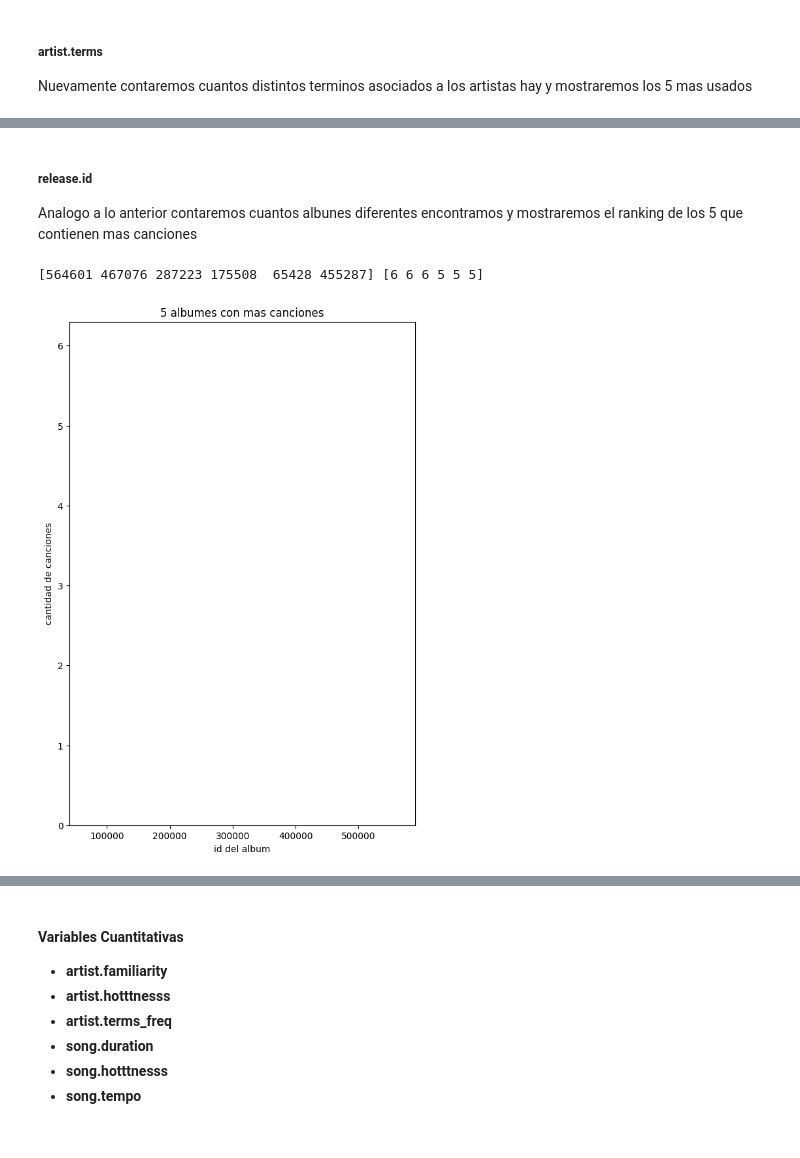
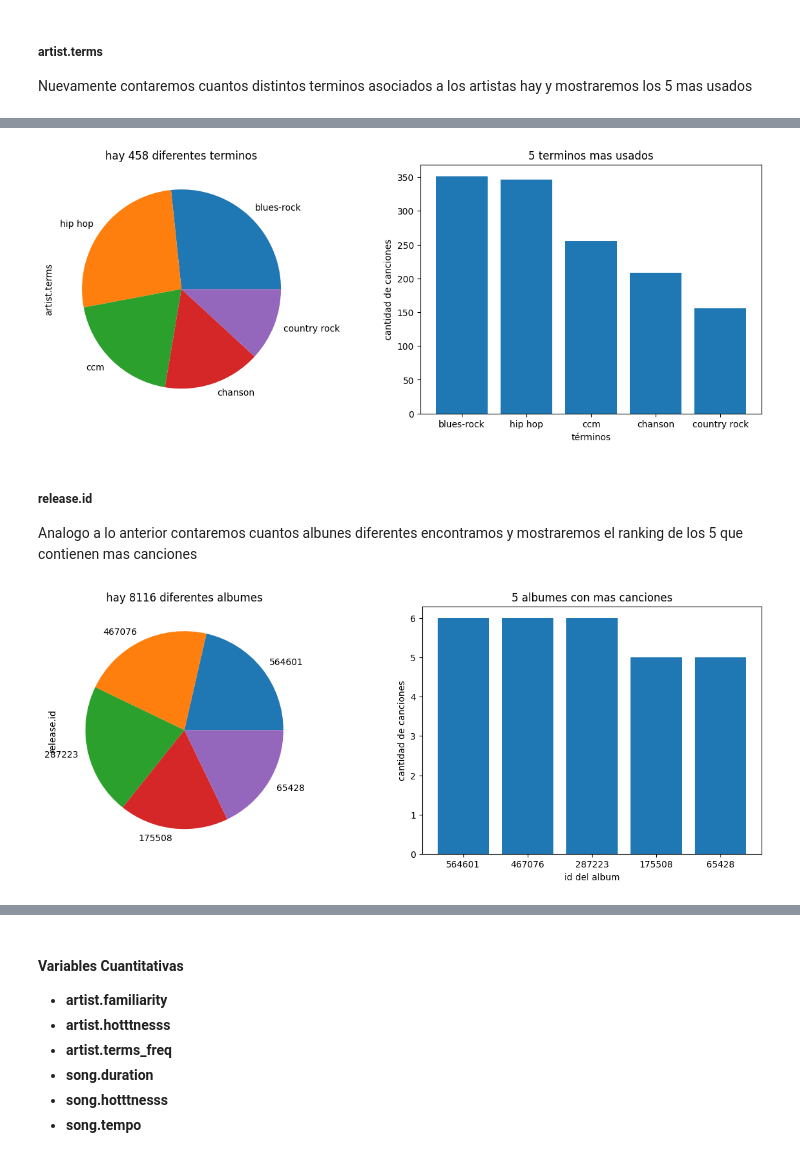
Before and after one commit to cristiandevar/PythonML, a Jupyter notebook: TPFinal/TPFINAL.ipynb, the cells around one changed output, grey strips where cells are left out. Saved outputs shown, nothing was run; the diff lists cells and outputs as text; code cells hidden in the pictures.

```diff
--- a/TPFinal/TPFINAL.ipynb
+++ b/TPFinal/TPFINAL.ipynb
@@ -338,35 +345,51 @@ plt.show()
+# %%
+grupo = d_musica.groupby('artist.terms')['artist.terms']
+cantidad = len(grupo.count())
+
+# Aumentamos el tamaño de la imagen
+plt.figure(figsize=(15,5))
+
+# preparamos los subplots y graficamos primero el pie y luego el bar
+plt.subplot(1,2,1)
+plt.title(f'hay {cantidad} diferentes terminos')
+grupo.count().sort_values(axis=0, inplace=False, ascending=False)[:5].plot.pie()
+
+x = grupo.count().sort_values(axis=0, inplace=False, ascending=False)[:5].index.values.astype(str)
+y = grupo.count().sort_values(axis=0, inplace=False, ascending=False)[:5].values
+
+plt.subplot(1,2,2)
+plt.bar(x,y)
+plt.title('5 terminos mas usados')
+plt.xlabel('términos')
+plt.ylabel('cantidad de canciones')
+plt.show()
+# %% [output]
+[figure, added]
 # %% [markdown]
 ##### release.id
 Analogo a lo anterior contaremos cuantos albunes diferentes encontramos y mostraremos el ranking de los 5 que contienen mas canciones
-# %%
-x = grupo.count().sort_values(axis=0, inplace=False, ascending=False)[:6].index
-y = grupo.count().sort_values(axis=0, inplace=False, ascending=False)[:6].values
-
-print(x.values,y)
-# %% [output]
-[564601 467076 287223 175508  65428 455287] [6 6 6 5 5 5]
 # %%
 grupo = d_musica.groupby('release.id')['release.id']
 cantidad = len(grupo.count())
 
-plt.figure(figsize=(15,10))
+# Aumentamos el tamaño de la imagen
+plt.figure(figsize=(15,5))
 
+# preparamos los subplots y graficamos primero el pie y luego el bar
 plt.subplot(1,2,1)
 plt.title(f'hay {cantidad} diferentes albumes')
-grupo.count().sort_values(axis=0, inplace=False, ascending=False)[:6].plot.pie()
+grupo.count().sort_values(axis=0, inplace=False, ascending=False)[:5].plot.pie()
 
-x = grupo.count().sort_values(axis=0, inplace=False, ascending=False)[:6].index.values
-y = grupo.count().sort_values(axis=0, inplace=False, ascending=False)[:6].values
+x = grupo.count().sort_values(axis=0, inplace=False, ascending=False)[:5].index.values.astype(str)
+y = grupo.count().sort_values(axis=0, inplace=False, ascending=False)[:5].values
 
-x = [564601, 467076, 287223, 175508, 65428, 455287]
-y = [6, 6, 6, 5, 5, 5]
 plt.subplot(1,2,2)
 plt.bar(x,y)
 plt.title('5 albumes con mas canciones')
 plt.xlabel('id del album')
 plt.ylabel('cantidad de canciones')
 
 
 plt.show()
 # %% [output]
-[figure, old version]
+[figure, new version]
```
Also changed, not shown: parts of 10 cells of this notebook.
